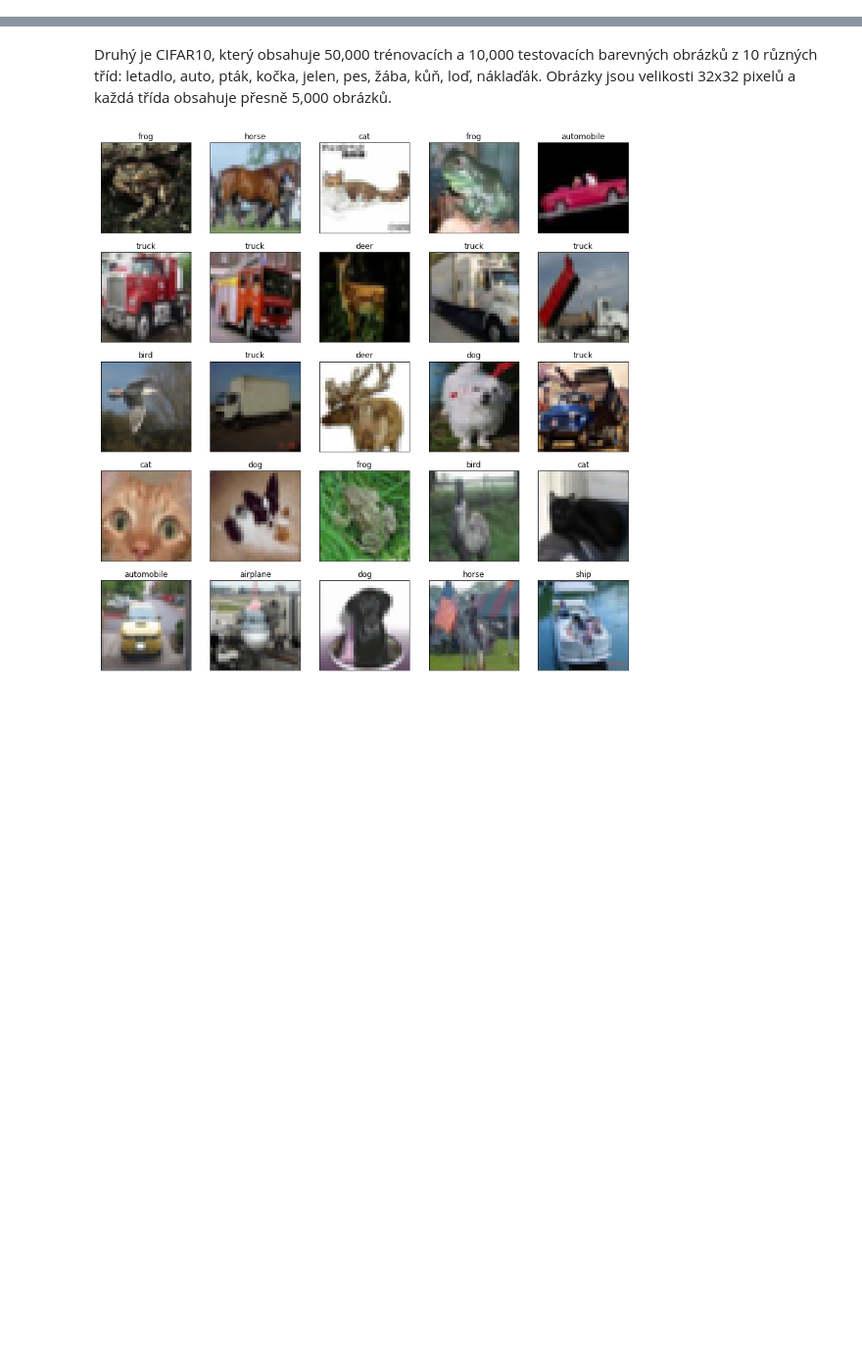
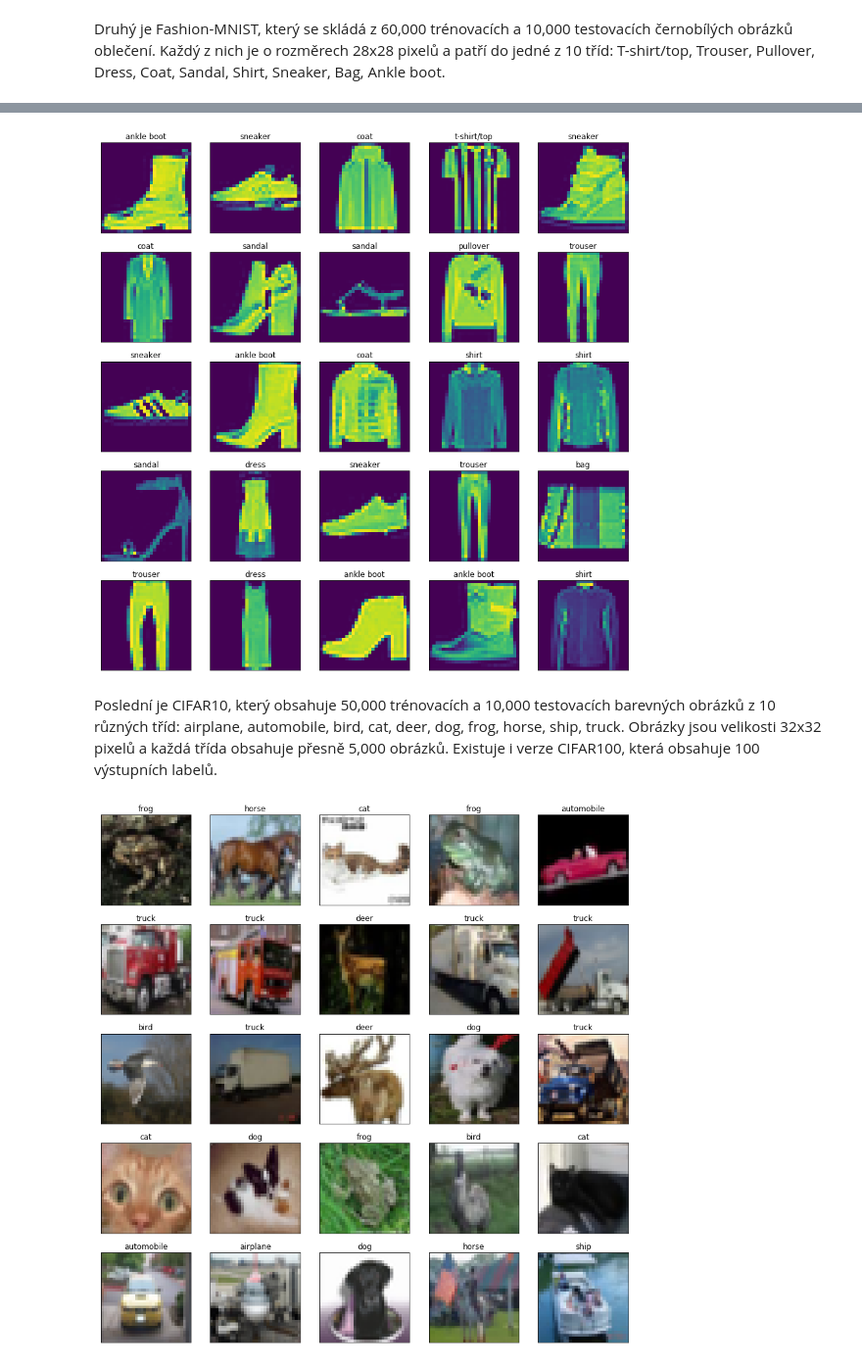
Before and after one commit to rumaak/Prirodou-inspirovane-algoritmy, a Jupyter notebook: 08_konvoluce/konvoluce.ipynb, the cells around one changed output, grey strips where cells are left out. Shown at 98% size. Cells and saved outputs as stored; diff of their text form; code cells hidden in the pictures; blank space fills up the shorter version.

```diff
--- a/08_konvoluce/konvoluce.ipynb
+++ b/08_konvoluce/konvoluce.ipynb
@@ -50,0 +51,9 @@ show_dataset_examples(x_train, y_train, mnist_class_labels)
+# %% [markdown]
+Druhý je Fashion-MNIST, který se skládá z 60,000 trénovacích a 10,000 testovacích černobílých obrázků oblečení. Každý z nich je o rozměrech 28x28 pixelů a patří do jedné z 10 tříd: T-shirt/top, Trouser, Pullover, Dress, Coat, Sandal, Shirt, Sneaker, Bag, Ankle boot.
+# %%
+(x_train, y_train), (x_test, y_test) = fashion_mnist.load_data()
+x_train = x_train.astype('float32')
+x_test = x_test.astype('float32')
+mnist_class_labels = ['t-shirt/top', 'trouser', 'pullover', 'dress', 'coat', 'sandal', 'shirt', 'sneaker', 'bag', 'ankle boot']
+show_dataset_examples(x_train, y_train, mnist_class_labels)
+# %% [output]
@@ -51,5 +68,6 @@ show_dataset_examples(x_train, y_train, mnist_class_labels)
+[figure, added]
 # %% [markdown]
-Druhý je CIFAR10, který obsahuje 50,000 trénovacích a 10,000 testovacích barevných obrázků z 10 různých tříd: letadlo, auto, pták, kočka, jelen, pes, žába, kůň, loď, náklaďák. Obrázky jsou velikosti 32x32 pixelů a každá třída obsahuje přesně 5,000 obrázků.
+Poslední je CIFAR10, který obsahuje 50,000 trénovacích a 10,000 testovacích barevných obrázků z 10 různých tříd: airplane, automobile, bird, cat, deer, dog, frog, horse, ship, truck. Obrázky jsou velikosti 32x32 pixelů a každá třída obsahuje přesně 5,000 obrázků. Existuje i verze CIFAR100, která obsahuje 100 výstupních labelů.
 # %%
 (x_train, y_train), (x_test, y_test) = cifar10.load_data()
 x_train = x_train.astype('float32')
```
Also changed, not shown: parts of 12 cells of this notebook.
